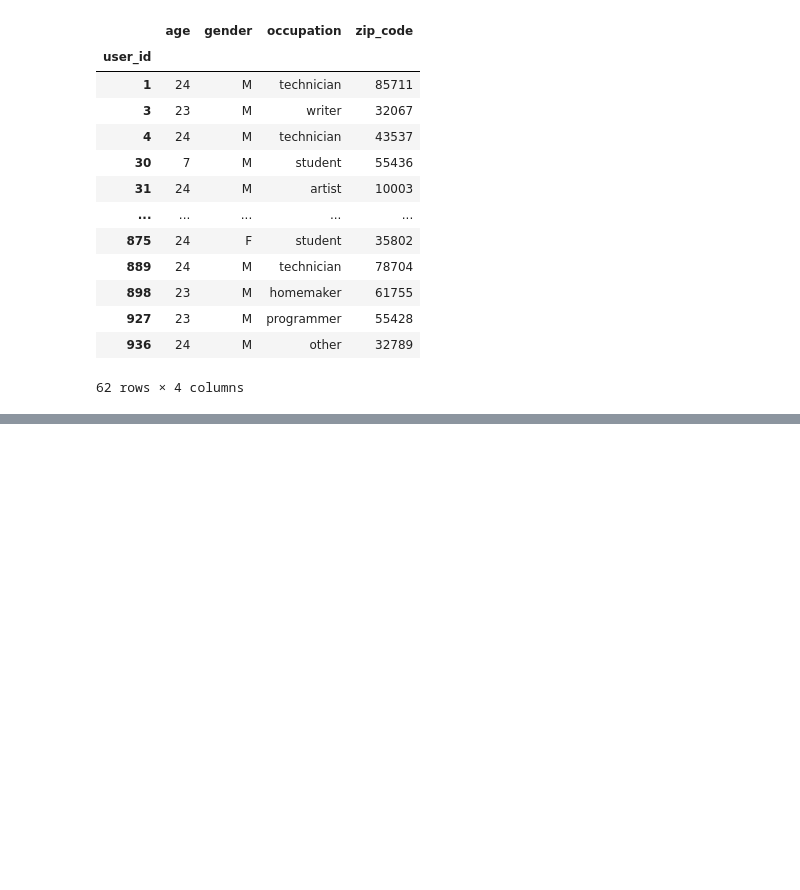
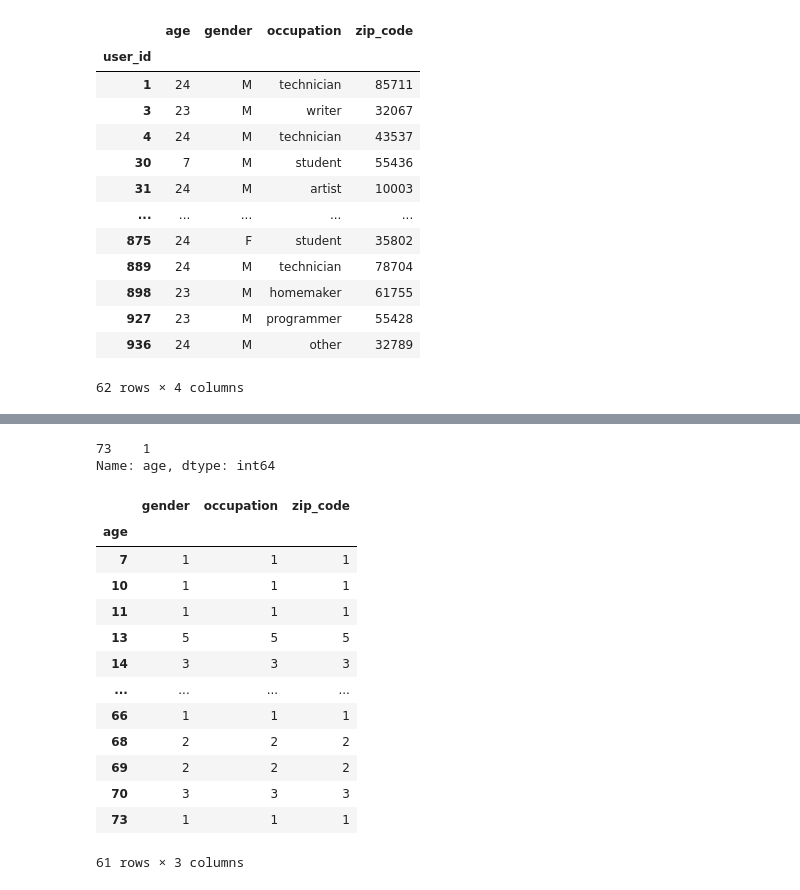
Before and after one commit to desardi131/thebridge_ft_sep22, a Jupyter notebook: 2-Data Analysis/2-Pandas/ejercicios/01_Getting_&_Knowing_Your_Data/Occupation/Occupation.ipynb, the cells around one changed output, grey strips where cells are left out. Drawn from its saved outputs; the diff is of its cells as text; code cells hidden in the pictures; blank space fills up the shorter version.

```diff
--- a/2-Data Analysis/2-Pandas/ejercicios/01_Getting_&_Knowing_Your_Data/Occupation/Occupation.ipynb
+++ b/2-Data Analysis/2-Pandas/ejercicios/01_Getting_&_Knowing_Your_Data/Occupation/Occupation.ipynb
@@ -528,3 +533,26 @@ users.age.value_counts().tail()
 10    1
 73    1
 Name: age, dtype: int64
+# %%
+users.age.value_counts().tail(1)
+# %% [output]
+73    1
+Name: age, dtype: int64
+# %%
+users_age = users.groupby("age").count()
+users_age
+# %% [output]
+|  | gender | occupation | zip_code |
+| age |  |  |  |
+| 7 | 1 | 1 | 1 |
+| 10 | 1 | 1 | 1 |
+| 11 | 1 | 1 | 1 |
+| 13 | 5 | 5 | 5 |
+| 14 | 3 | 3 | 3 |
+| ... | ... | ... | ... |
+| 66 | 1 | 1 | 1 |
+| 68 | 2 | 2 | 2 |
+| 69 | 2 | 2 | 2 |
+| 70 | 3 | 3 | 3 |
+| 73 | 1 | 1 | 1 |
+61 rows × 3 columns
```
Also changed, not shown: parts of 1 cell of this notebook.
